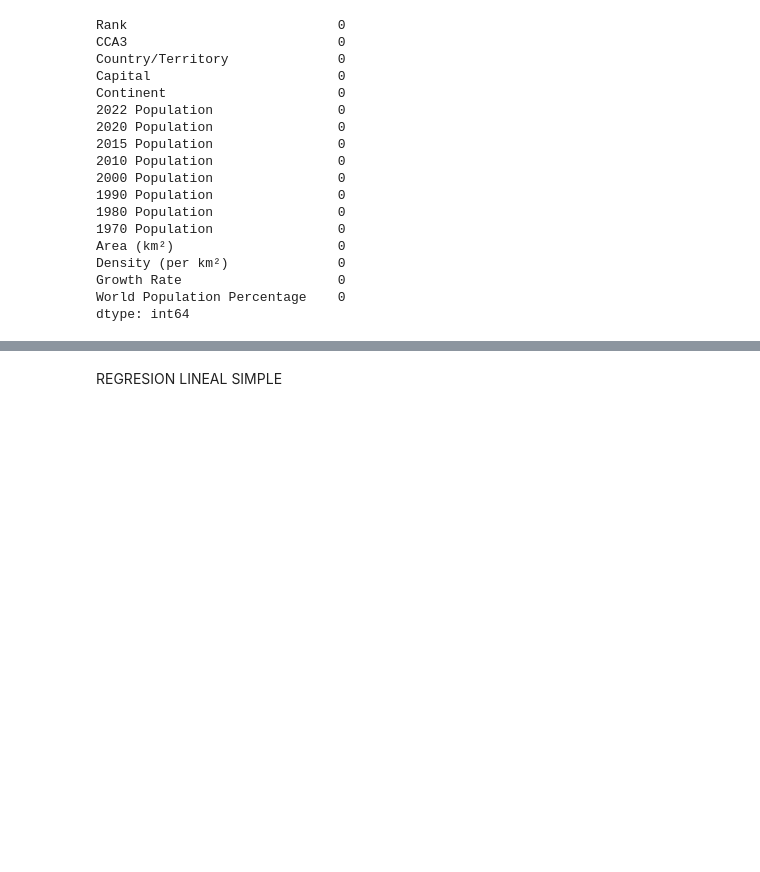
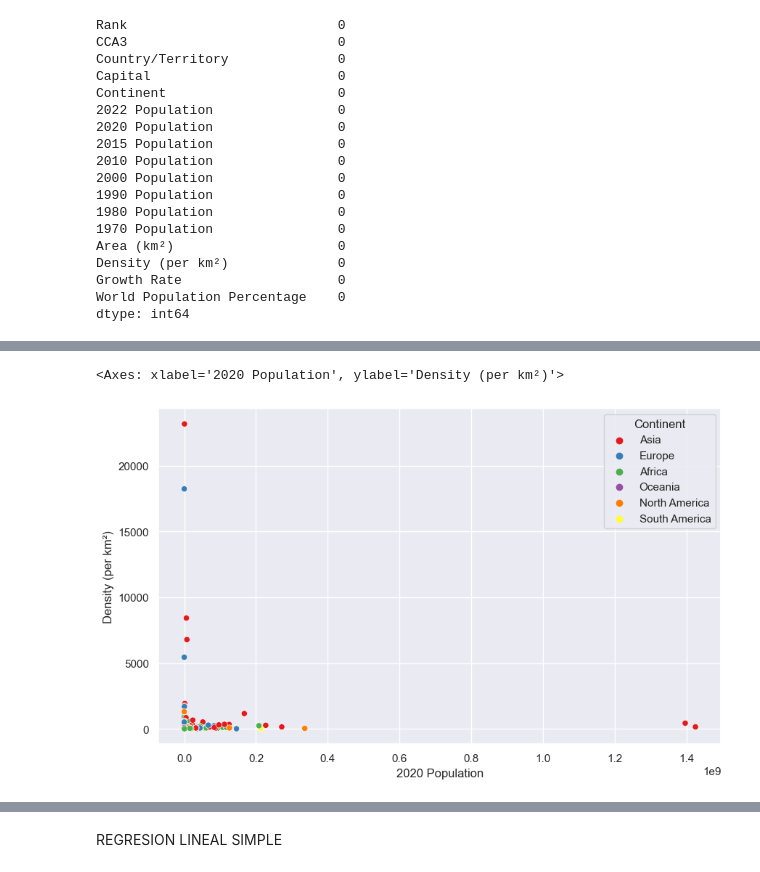
Before and after one commit to nyainamalala/Grupo5_Analisis, a Jupyter notebook: Notebooks/USAR/1.0.Mundo_poblacion.ipynb, the cells around one changed output, grey strips where cells are left out. Drawn from its saved outputs; the diff is of its cells as text; code cells hidden in the pictures; blank space fills up the shorter version.

```diff
--- a/Notebooks/USAR/1.0.Mundo_poblacion.ipynb
+++ b/Notebooks/USAR/1.0.Mundo_poblacion.ipynb
@@ -120,0 +153,6 @@ dtype: int64
+# %%
+plt.figure(figsize=(10,6))
+sns.scatterplot(data=df, x='2020 Population', y ='Density (per km²)', hue='Continent', palette='Set1')
+# %% [output]
+<Axes: xlabel='2020 Population', ylabel='Density (per km²)'>
+[figure, added]
```
Also changed, not shown: parts of 8 cells of this notebook, 2 other files.
